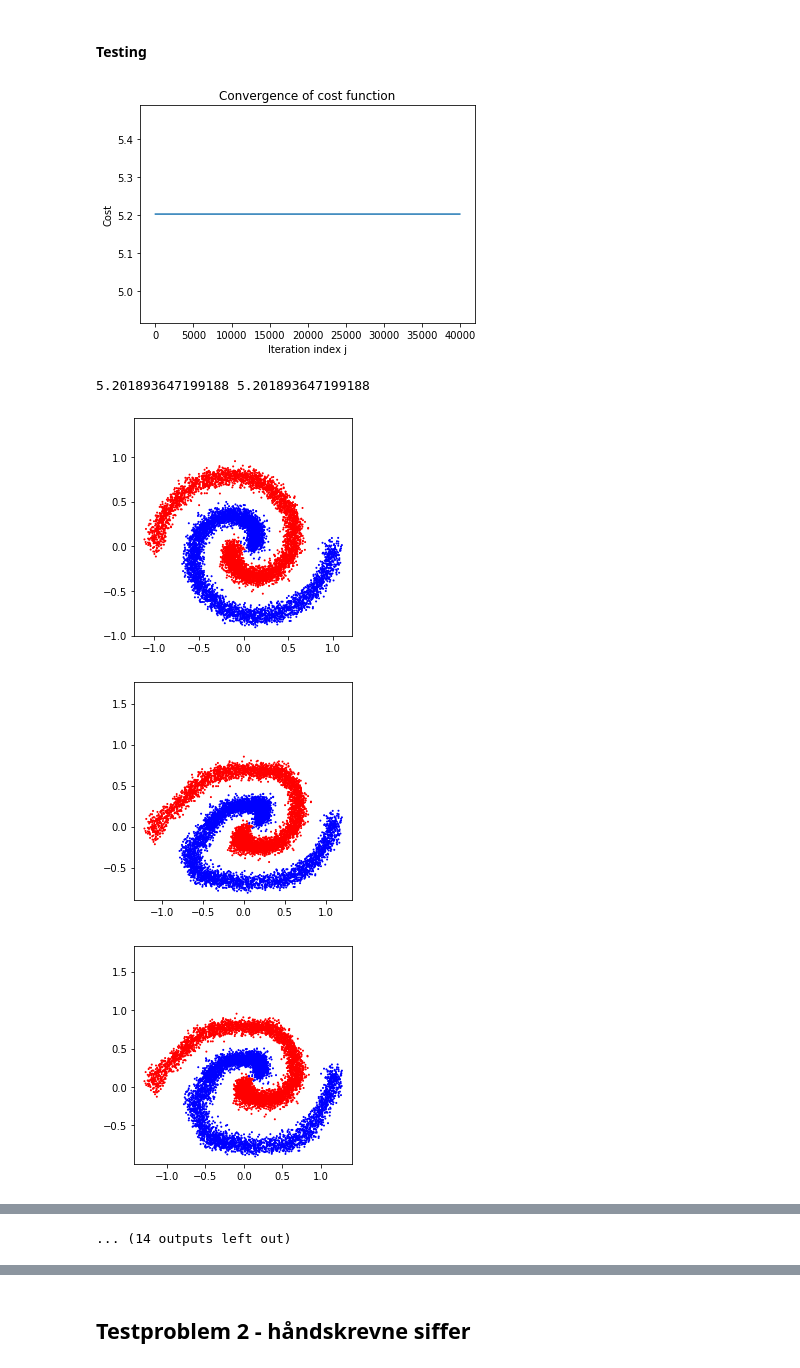
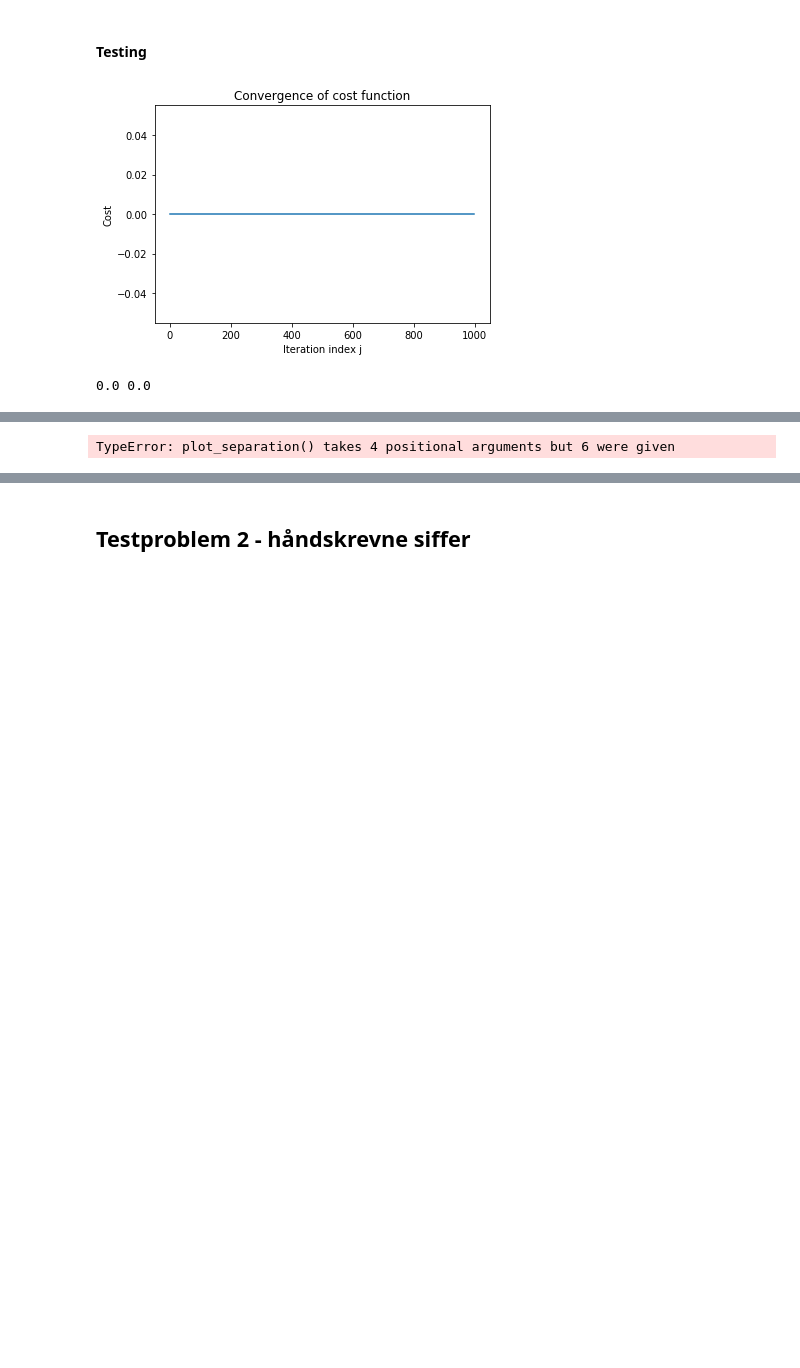
Before and after one commit to alexaoh/TMA4320, a Jupyter notebook: Project2/Vitber_prosjekt2(1).ipynb, the cells around one changed output, grey strips where cells are left out. Saved outputs shown, nothing was run; the diff lists cells and outputs as text; code cells hidden in the pictures; blank space fills up the shorter version.

```diff
--- a/Project2/Vitber_prosjekt2(1).ipynb
+++ b/Project2/Vitber_prosjekt2(1).ipynb
@@ -270,28 +260,24 @@ Skal vi drøfte i oppgaven?
 # %% [markdown]
 #### Testing
 # %%
-#Task 1: points in a 2d-plane
-I = 10000 #Number of pictures (in this case: points)
+I = 1000 #Number of pictures (in this case: points)
 d = 2 #dimension
-
+iterations = 1000
 Y_0, c = get_data_spiral_2d(I) #Til oppgave 1:
 c = c[:,0]  #for å få en Ix1 vektor
-Y_Kk, J, omega, my, iterations, Z = algorithm(Y_0, c, I, d, "testing")
+Y_Kk, J, omega, my, Z = algorithm(Y_0, c, I, d, iterations, "20K1000B40KIh05.txt", "testing")
 
 plot_cost_function_convergence(iterations, J)
 
 print(J[0],J[-1])  #god overenstemmelse
 
-plot_progression(Y_Kk, c)
+#plot_progression(Y_Kk, c)
 
 r = 1000 #resolution of plot
 plot_separation(last_function, Y_Kk[-1,:,:], c, r, omega, my)
 print_successrate(Z,c)
-#plot_model(forward_function, Y_Kk[0,:,:], c, r) --> må finne en god måte å kalle denne på. Endre på forward_function litt for å få det til!
+plot_model(forward_function, Y_Kk[0,:,:], c, r)
 #20 lag, 10000 bilder, 40000 iterasjoner og h = 0.1
 # %% [output]
-[figure, old version]
+[figure, new version]
-5.201893647199188 5.201893647199188
+0.0 0.0
-[figure, removed]
-[figure, removed]
-[figure, removed]
@@ -305 +284 @@ print_successrate(Z,c)
-... (14 outputs left out)
+TypeError: plot_separation() takes 4 positional arguments but 6 were given
```
Also changed, not shown: parts of 13 cells of this notebook, 9 other files.
